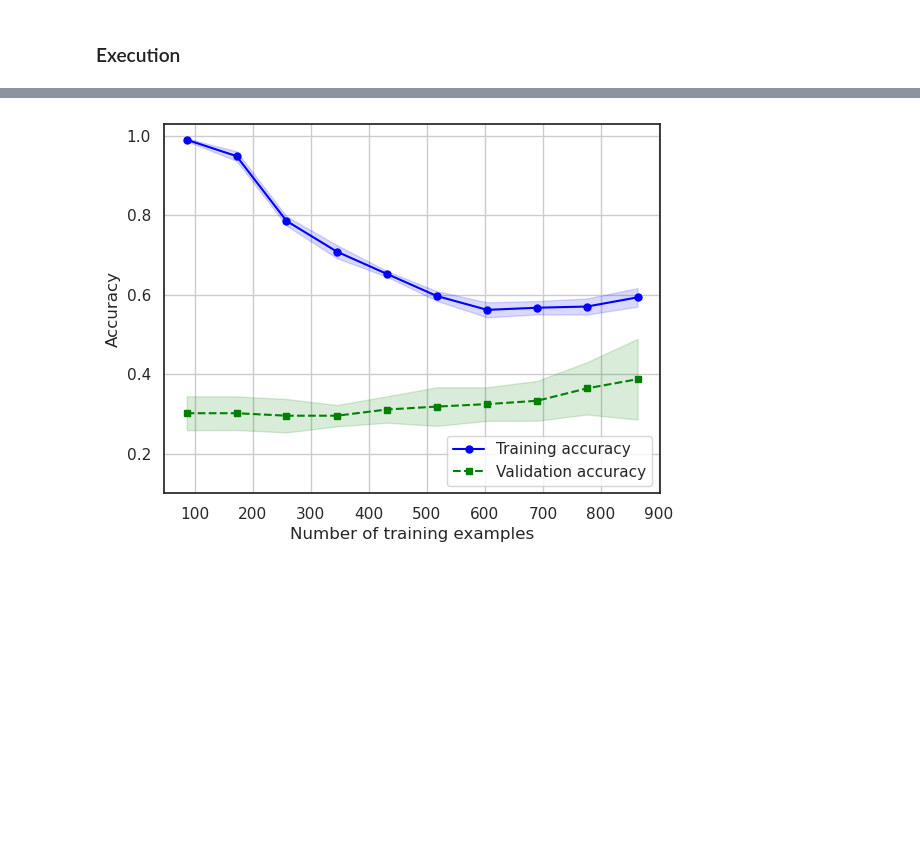
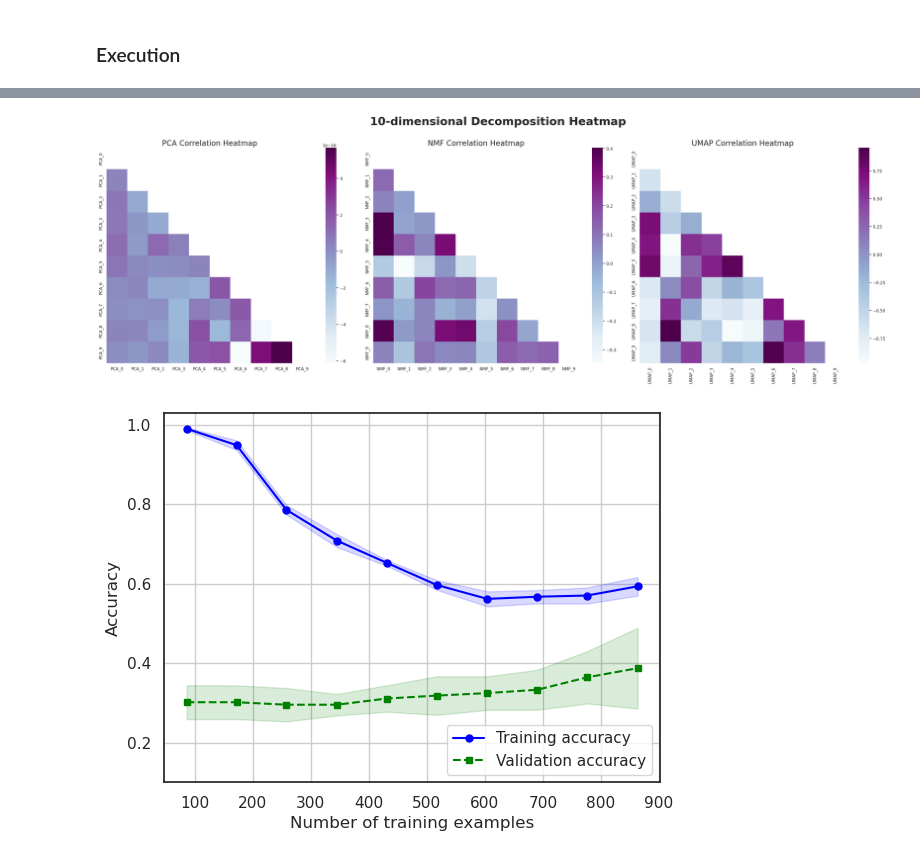
Before and after one commit to SilverSurferClash/ML_Best_Practices, a Jupyter notebook: se3-ep13-modelling.ipynb, the cells around one changed output, grey strips where cells are left out. Saved outputs shown, nothing was run; the diff lists cells and outputs as text; code cells hidden in the pictures; blank space fills up the shorter version.

Commit message:
Added decomposition - Missing concat the decomp features with the initial features

```diff
--- a/se3-ep13-modelling.ipynb
+++ b/se3-ep13-modelling.ipynb
@@ -69,5 +58,5 @@ test = test_1.drop('id', axis = 1)
 # %%
-combo_train = pd.concat([train, orig_train])
-print(f'There are {combo_train.duplicated(subset = list(train)[0:-1]).value_counts()[0]} non-duplicate values out of {combo_train.count()[0]} rows in original train dataset')
+train = pd.concat([train, orig_train])
+print(f'There are {train.duplicated(subset = list(train)[0:-1]).value_counts()[0]} non-duplicate values out of {train.count()[0]} rows in original train dataset')
 # %% [output]
 There are 959 non-duplicate values out of 959 rows in original train dataset
@@ -74,9 +67,9 @@ There are 959 non-duplicate values out of 959 rows in original train dataset
 # %%
-X = combo_train.copy()
-y = X.pop('prognosis')
+train_X = train.drop(target, axis = 1).copy()
+train_y = train[target]
 
 #Fix the issues that the original data set used "-"to separate the words
-y = [prognosis.replace(' ', '_') for prognosis in y]
+train_y = [prognosis.replace(' ', '_') for prognosis in train_y]
 # %%
 #Cross validation strategy
 seed = 42
@@ -232,5 +177,7 @@ models = [
 # %% [markdown]
 ### Execution
+# %%
+df = train_X
 # %%
 class Decomp:
     def __init__(self, n_components, method="pca", scaler_method='standard'):
@@ -296,0 +242,3 @@ IndentationError: unindent does not match any outer indentation level (<tokenize
+# %%
+tmp = decomp.dimension_reduction(train_X)
+tmp = pd.concat([train_X, tmp], axis=1)
@@ -297,2 +261,19 @@ IndentationError: unindent does not match any outer indentation level (<tokenize
+# %%
+fig, axs = plt.subplots(nrows=1, ncols=3, figsize=(30, 10))
+
+for i, method in enumerate(['pca', 'nmf', 'umap']):
+    decomp = Decomp(n_components=10, method=method, scaler_method=None)
+    tmp = decomp.dimension_reduction(train_X)
+    corr = tmp.corr()
+    mask = np.zeros_like(corr)
+    mask[np.triu_indices_from(mask)] = True
+    sns.heatmap(corr, mask=mask, cmap="BuPu", ax=axs[i])
+    axs[i].set_title(f"{method.upper()} Correlation Heatmap", fontsize=20)
+
+plt.suptitle(f"10-dimensional Decomposition Heatmap", fontsize=30, fontweight='bold', y=1.01)
+plt.tight_layout()
+plt.show()
+# %% [output]
+[figure, added]
 # %%
 train_sizes, train_scores, test_scores = learning_curve(estimator=LogisticRegression(random_state = seed, max_iter = 10000),
```
Also changed, not shown: parts of 23 cells of this notebook.
